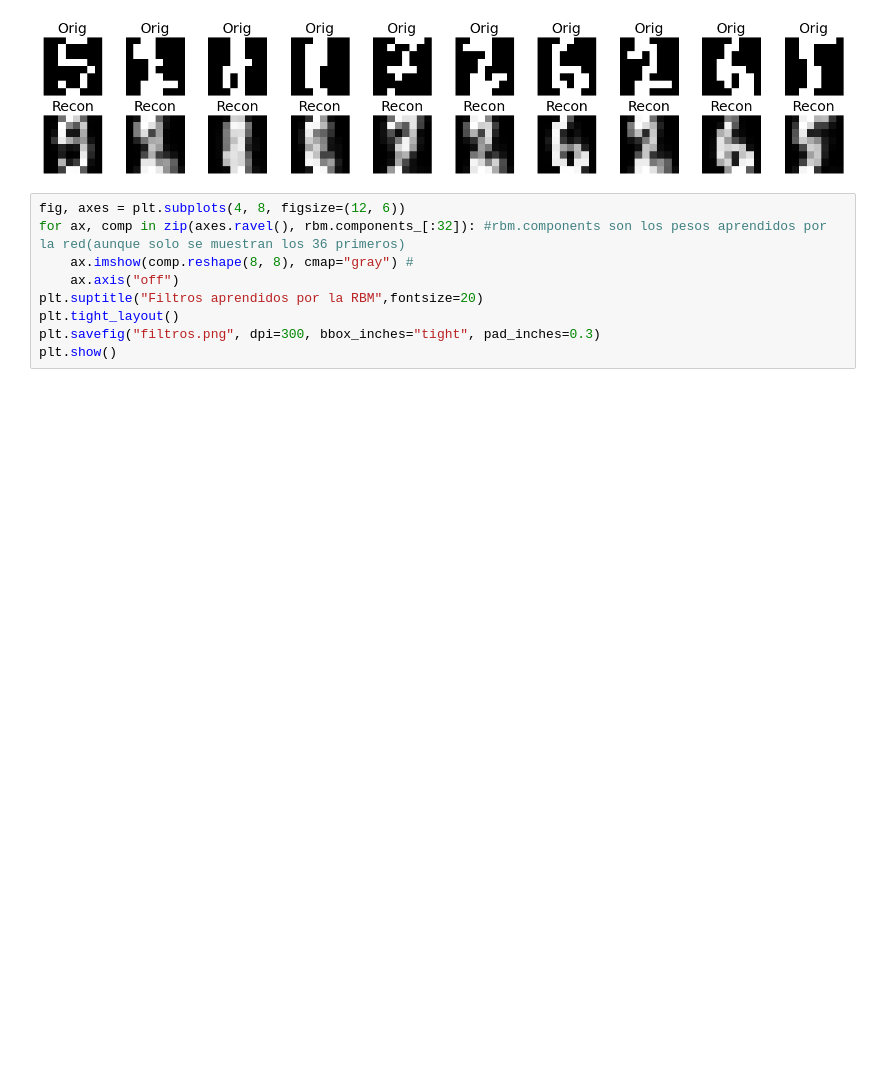
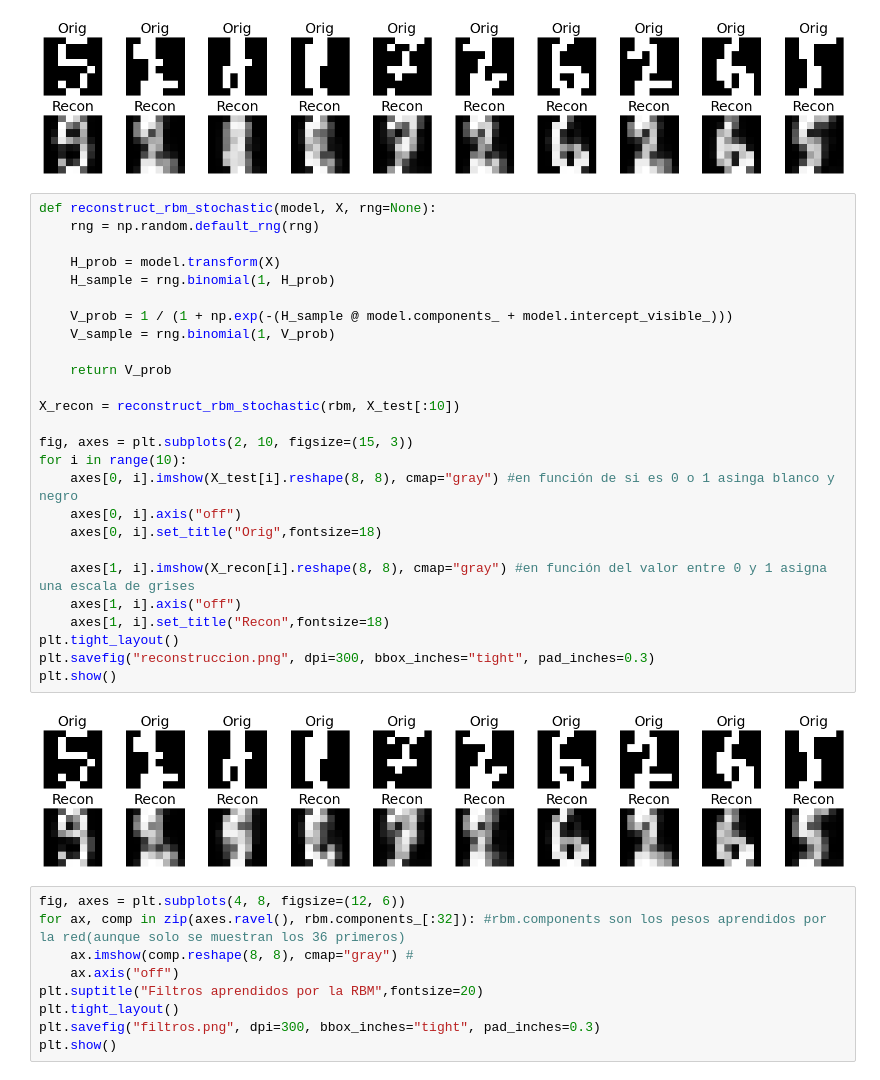
Before and after one commit to noeliarosales/Redes-Neuronales-Energeticas, a Jupyter notebook: TFG_Capitulo_4_Diseno_Computacional.ipynb, the cells around one changed output. Saved outputs shown, nothing was run; the diff lists cells and outputs as text; blank space fills up the shorter version.

```diff
--- a/TFG_Capitulo_4_Diseno_Computacional.ipynb
+++ b/TFG_Capitulo_4_Diseno_Computacional.ipynb
@@ -445,6 +438,34 @@ plt.savefig("reconstruccion.png", dpi=300, bbox_inches="tight", pad_inches=0.3)
 plt.show()
 # %% [output]
 [figure]
+# %%
+def reconstruct_rbm_stochastic(model, X, rng=None):
+    rng = np.random.default_rng(rng)
+
+    H_prob = model.transform(X)
+    H_sample = rng.binomial(1, H_prob)
+
+    V_prob = 1 / (1 + np.exp(-(H_sample @ model.components_ + model.intercept_visible_)))
+    V_sample = rng.binomial(1, V_prob)
+
+    return V_prob
+
+X_recon = reconstruct_rbm_stochastic(rbm, X_test[:10])
+
+fig, axes = plt.subplots(2, 10, figsize=(15, 3))
+for i in range(10):
+    axes[0, i].imshow(X_test[i].reshape(8, 8), cmap="gray") #en función de si es 0 o 1 asinga blanco y negro
+    axes[0, i].axis("off")
+    axes[0, i].set_title("Orig",fontsize=18)
+
+    axes[1, i].imshow(X_recon[i].reshape(8, 8), cmap="gray") #en función del valor entre 0 y 1 asigna una escala de grises
+    axes[1, i].axis("off")
+    axes[1, i].set_title("Recon",fontsize=18)
+plt.tight_layout()
+plt.savefig("reconstruccion.png", dpi=300, bbox_inches="tight", pad_inches=0.3)
+plt.show()
+# %% [output]
+[figure, added]
 # %%
 fig, axes = plt.subplots(4, 8, figsize=(12, 6))
 for ax, comp in zip(axes.ravel(), rbm.components_[:32]): #rbm.components son los pesos aprendidos por la red(aunque solo se muestran los 36 primeros)
```
Also changed, not shown: parts of 13 cells of this notebook, 1 other file.
